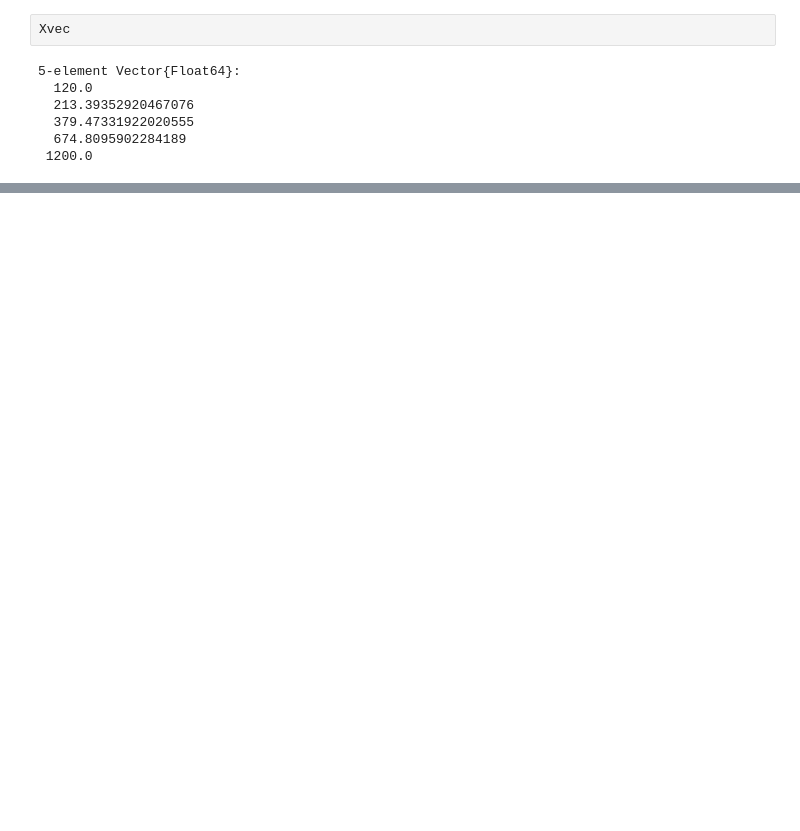
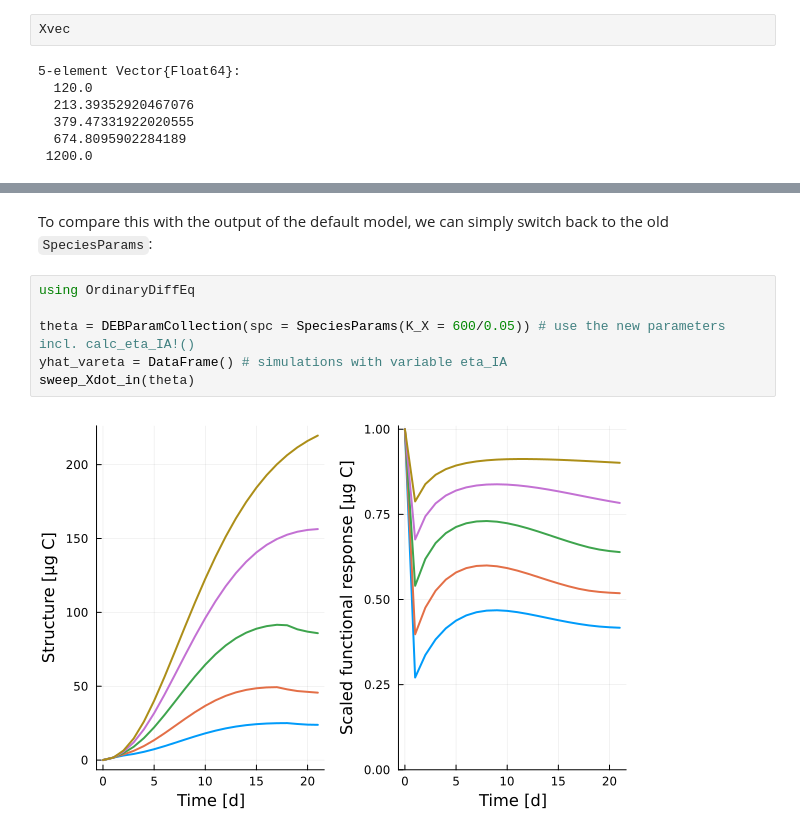
Before and after one commit to SimonHansul/DynamicHydra.jl, a Jupyter notebook: Quickstart.ipynb, the cells around one changed output, grey strips where cells are left out. Drawn from its saved outputs; the diff is of its cells as text; blank space fills up the shorter version.

```diff
--- a/Quickstart.ipynb
+++ b/Quickstart.ipynb
@@ -375,0 +436,10 @@ Xvec
+# %% [markdown]
+To compare this with the output of the default model, we can simply switch back to the old `SpeciesParams`:
+# %%
+using OrdinaryDiffEq
+
+theta = DEBParamCollection(spc = SpeciesParams(K_X = 600/0.05)) # use the new parameters incl. calc_eta_IA!()
+yhat_vareta = DataFrame() # simulations with variable eta_IA
+sweep_Xdot_in(theta)
+# %% [output]
+[figure, added]
```
Also changed, not shown: parts of 24 cells of this notebook, 2 other files.
